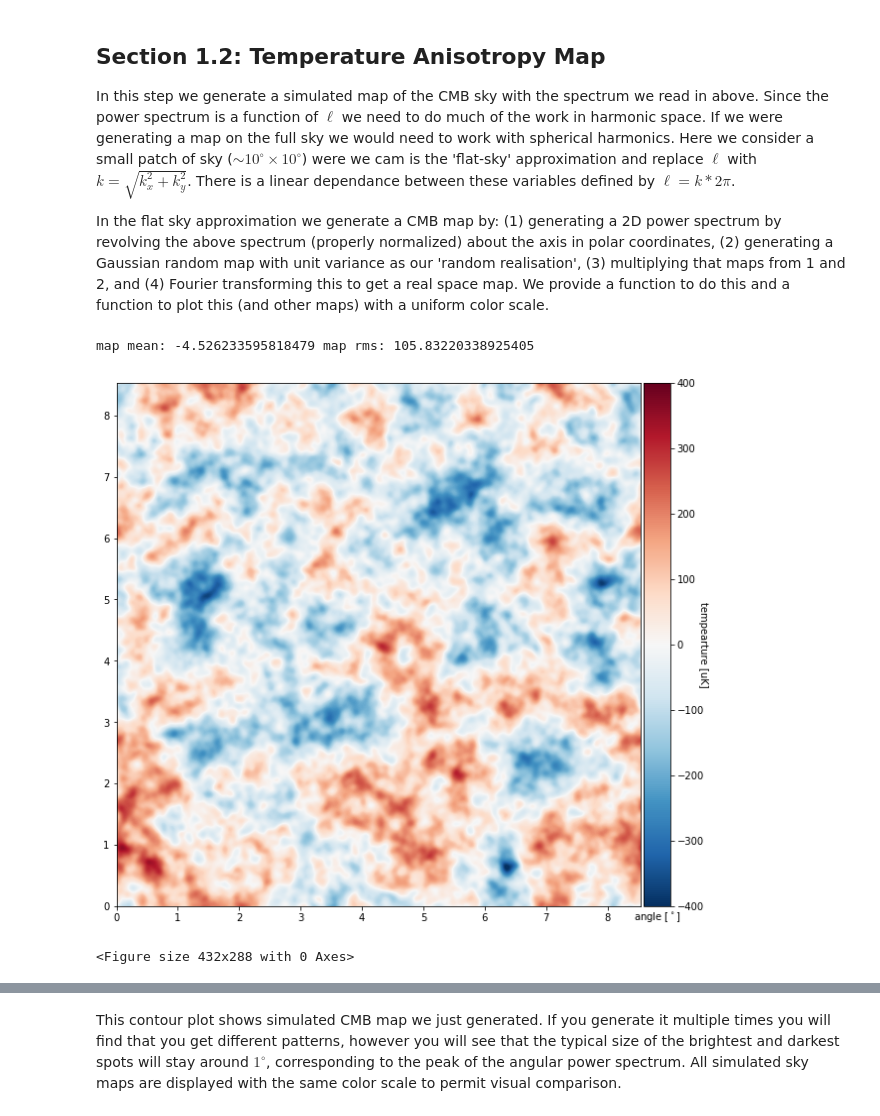
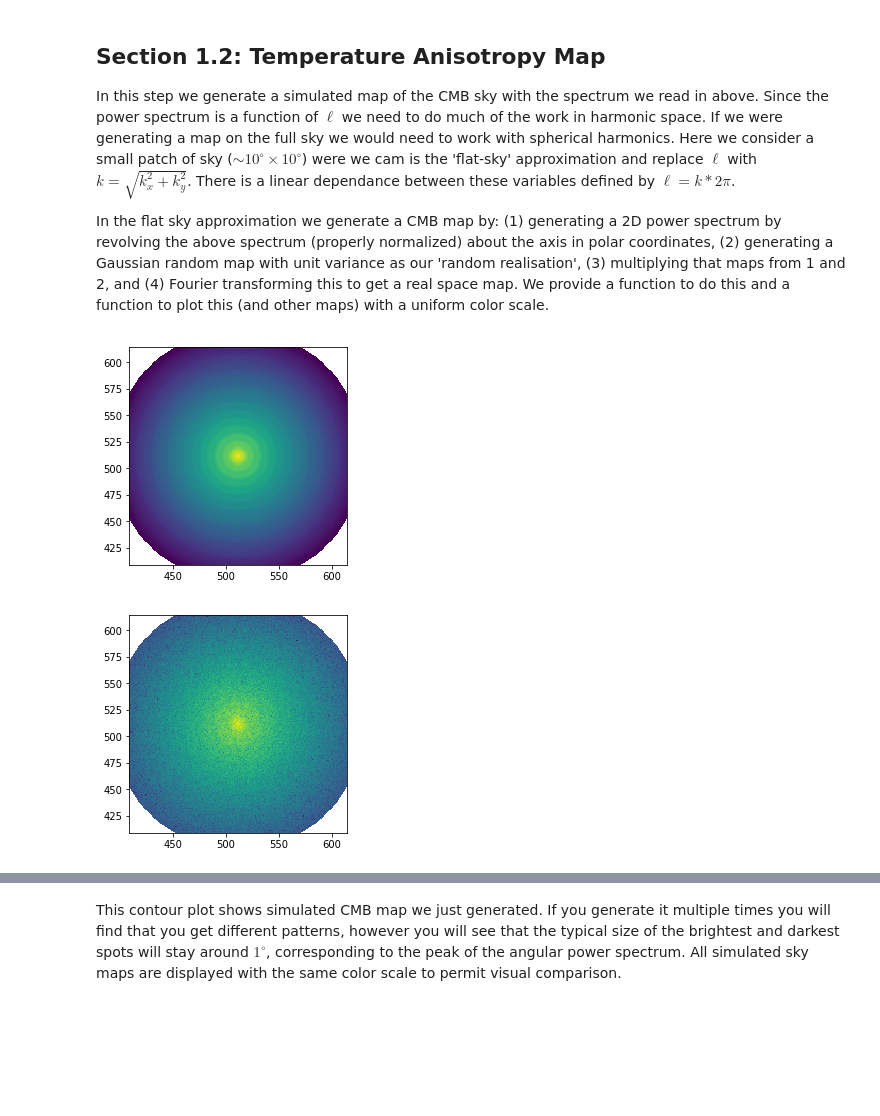
Before and after one commit to jaguirre/CMBAnalysis_SummerSchool, a Jupyter notebook: CMB_School_Part_01.ipynb, the cells around one changed output, grey strips where cells are left out. Saved outputs shown, nothing was run; the diff lists cells and outputs as text; code cells hidden in the pictures; blank space fills up the shorter version.

```diff
--- a/CMB_School_Part_01.ipynb
+++ b/CMB_School_Part_01.ipynb
@@ -103,7 +105,7 @@ X_width = N*pix_size/60.  # horizontal map width in degrees
 Y_width = N*pix_size/60.  # vertical map width in degrees
 
 
-def make_CMB_T_map(N,pix_size,ell,DlTT):
+def make_CMB_T_map(N,pix_size,ell,DlTT,plot_intermediate=False):
     "makes a realization of a simulated CMB sky map given an input DlTT as a function of ell,"
     "the pixel size (pix_size) required and the number N of pixels in the linear dimension."
     #np.random.seed(100)
@@ -133,16 +135,22 @@ def make_CMB_T_map(N,pix_size,ell,DlTT):
 
     # the 2D Cl spectrum is defined on the multiple vector set by the pixel scale
     CLTT2d = ClTT_expanded[ell2d.astype(int)]
-    #plt.imshow(np.log(CLTT2d))
-
+    if plot_intermediate:
+        plt.imshow(np.log10(CLTT2d))
+        plt.xlim([int(N/2-0.1*N),int(N/2+0.1*N)])
+        plt.ylim([int(N/2-0.1*N),int(N/2+0.1*N)])
+        plt.show()
 
     # now make a realization of the CMB with the given power spectrum in real space
     random_array_for_T = np.random.normal(0,1,(N,N))
     FT_random_array_for_T = np.fft.fft2(random_array_for_T)   # take FFT since we are in Fourier space
 
     FT_2d = np.sqrt(CLTT2d) * FT_random_array_for_T # we take the sqrt since the power spectrum is T^2
-    plt.imshow(np.real(FT_2d))
-
+    if plot_intermediate:
+        plt.imshow(np.log10(np.abs(FT_2d)))
+        plt.xlim([int(N/2-0.1*N),int(N/2+0.1*N)])
+        plt.ylim([int(N/2-0.1*N),int(N/2+0.1*N)])
+        plt.show()
 
     ## make a plot of the 2D cmb simulated map in Fourier space, note the x and y axis labels need to be fixed
     #Plot_CMB_Map(np.real(np.conj(FT_2d)*FT_2d*ell2d * (ell2d+1)/2/np.pi),0,np.max(np.conj(FT_2d)*FT_2d*ell2d * (ell2d+1)/2/np.pi),ell2d.max(),ell2d.max())  ###
@@ -157,34 +165,3 @@ def make_CMB_T_map(N,pix_size,ell,DlTT):
     ## return the map
     return(CMB_T)
   ###############################
-
-def Plot_CMB_Map(Map_to_Plot,c_min,c_max,X_width,Y_width):
-    from mpl_toolkits.axes_grid1 import make_axes_locatable
-    print("map mean:",np.mean(Map_to_Plot),"map rms:",np.std(Map_to_Plot))
-    plt.gcf().set_size_inches(10, 10)
-    im = plt.imshow(Map_to_Plot, interpolation='bilinear', origin='lower',cmap=cm.RdBu_r)
-    im.set_clim(c_min,c_max)
-    ax=plt.gca()
-    divider = make_axes_locatable(ax)
-    cax = divider.append_axes("right", size="5%", pad=0.05)
-
-    cbar = plt.colorbar(im, cax=cax)
-    #cbar = plt.colorbar()
-    im.set_extent([0,X_width,0,Y_width])
-    plt.ylabel('angle $[^\circ]$')
-    plt.xlabel('angle $[^\circ]$')
-    cbar.set_label('tempearture [uK]', rotation=270)
-
-    plt.show()
-    return(0)
-  ###############################
-
-## make a CMB T map
-CMB_T = make_CMB_T_map(N,pix_size,ell,DlTT)
-Plot_CMB_Map(CMB_T,c_min,c_max,X_width,Y_width)
-plt.savefig('cmb1.png')
-plt.clf()
-# %% [output]
-map mean: -4.526233595818479 map rms: 105.83220338925405
-[figure, removed]
-<Figure size 432x288 with 0 Axes>
@@ -190,0 +189,6 @@ map mean: -4.526233595818479 map rms: 105.83220338925405
+# %%
+## make a CMB T map
+CMB_T = make_CMB_T_map(N,pix_size,ell,DlTT,plot_intermediate=True)
+# %% [output]
+[figure, added]
+[figure, added]
```
Also changed, not shown: parts of 7 cells of this notebook.
